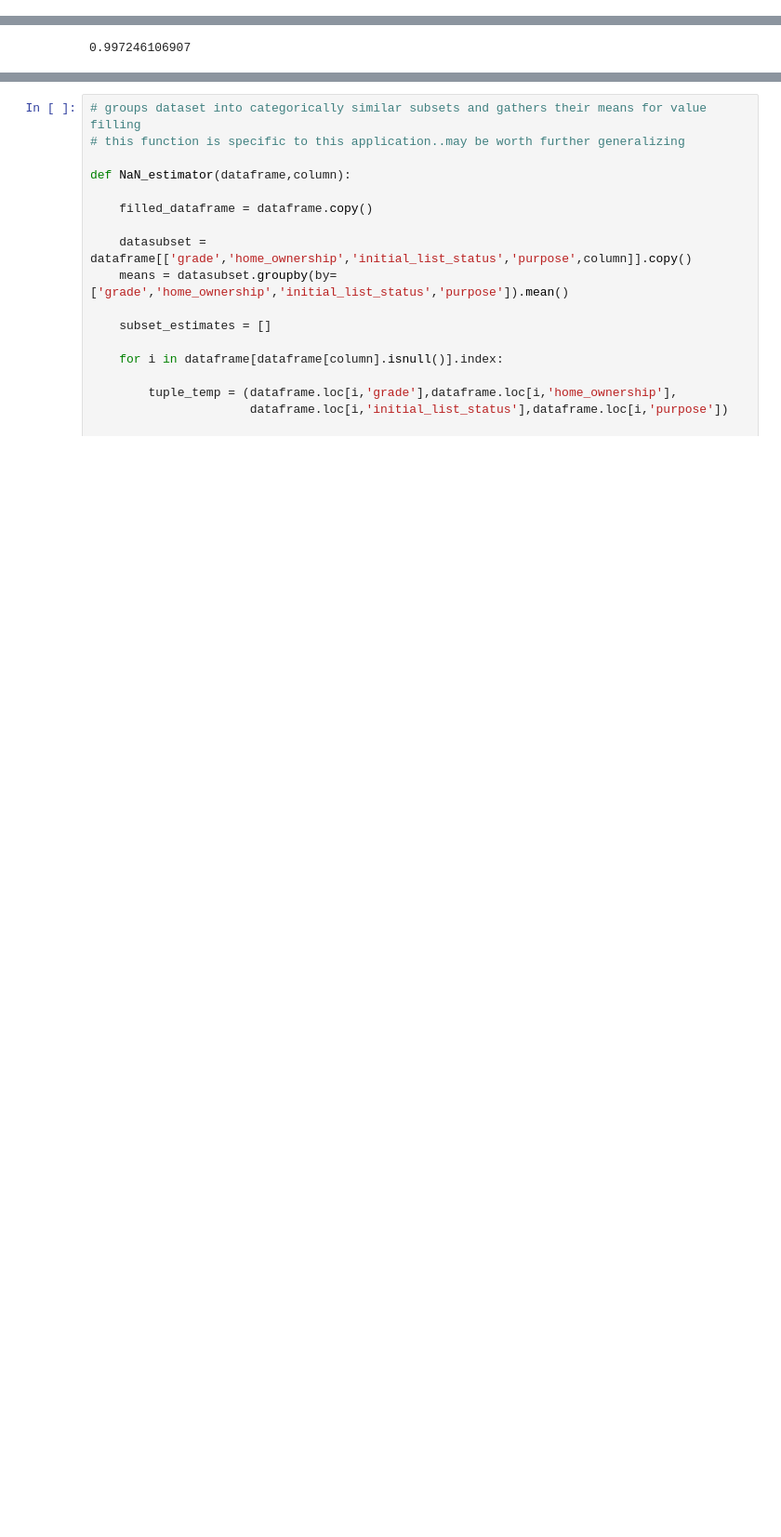
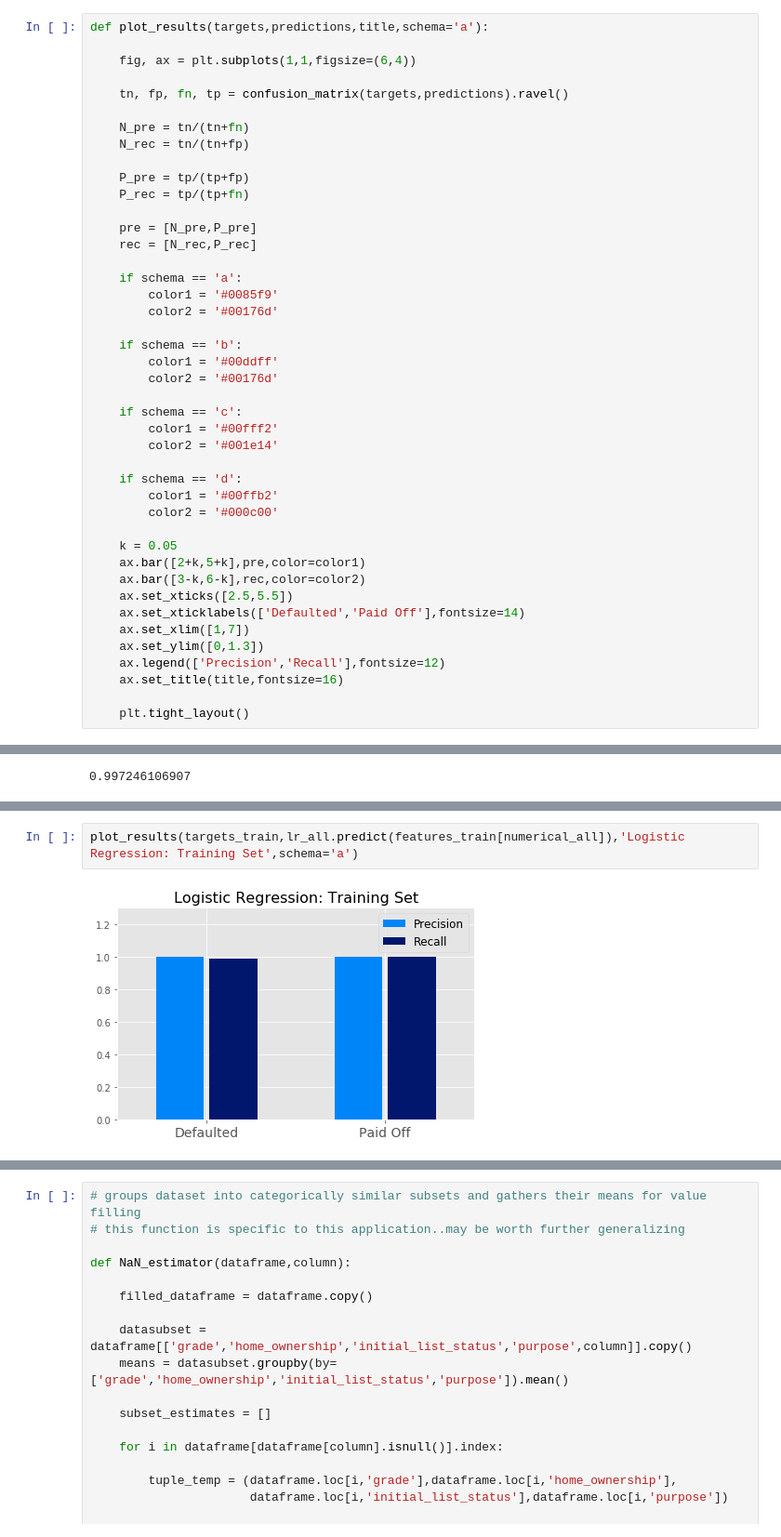
Before and after one commit to pandrewg/Lending-Club, a Jupyter notebook: analysis-pt1-baseline-eval.ipynb, the cells around one changed output, grey strips where cells are left out. Shown at 93% size. Cells and saved outputs as stored; diff of their text form; blank space fills up the shorter version.

```diff
--- a/analysis-pt1-baseline-eval.ipynb
+++ b/analysis-pt1-baseline-eval.ipynb
@@ -10,3 +15,46 @@ sns.set_style('whitegrid')
+# %%
+def plot_results(targets,predictions,title,schema='a'):
+
+    fig, ax = plt.subplots(1,1,figsize=(6,4))
+
+    tn, fp, fn, tp = confusion_matrix(targets,predictions).ravel()
+
+    N_pre = tn/(tn+fn)
+    N_rec = tn/(tn+fp)
+
+    P_pre = tp/(tp+fp)
+    P_rec = tp/(tp+fn)
+
+    pre = [N_pre,P_pre]
+    rec = [N_rec,P_rec]
+
+    if schema == 'a':
+        color1 = '#0085f9'
+        color2 = '#00176d'
+
+    if schema == 'b':
+        color1 = '#00ddff'
+        color2 = '#00176d'
+
+    if schema == 'c':
+        color1 = '#00fff2'
+        color2 = '#001e14'
+
+    if schema == 'd':
+        color1 = '#00ffb2'
+        color2 = '#000c00'
+
+    k = 0.05
+    ax.bar([2+k,5+k],pre,color=color1)
+    ax.bar([3-k,6-k],rec,color=color2)
+    ax.set_xticks([2.5,5.5])
+    ax.set_xticklabels(['Defaulted','Paid Off'],fontsize=14)
+    ax.set_xlim([1,7])
+    ax.set_ylim([0,1.3])
+    ax.legend(['Precision','Recall'],fontsize=12)
+    ax.set_title(title,fontsize=16)
+
+    plt.tight_layout()
 # %%
 def select(query):
 
@@ -123,3 +173,7 @@ TEST             precision    recall  f1-score   support
           1       1.00      1.00      1.00     41545
 
 avg / total       1.00      1.00      1.00     50474
+# %%
+plot_results(targets_train,lr_all.predict(features_train[numerical_all]),'Logistic Regression: Training Set',schema='a')
+# %% [output]
+[figure, added]
```
Also changed, not shown: parts of 16 cells of this notebook, 6 other files.
